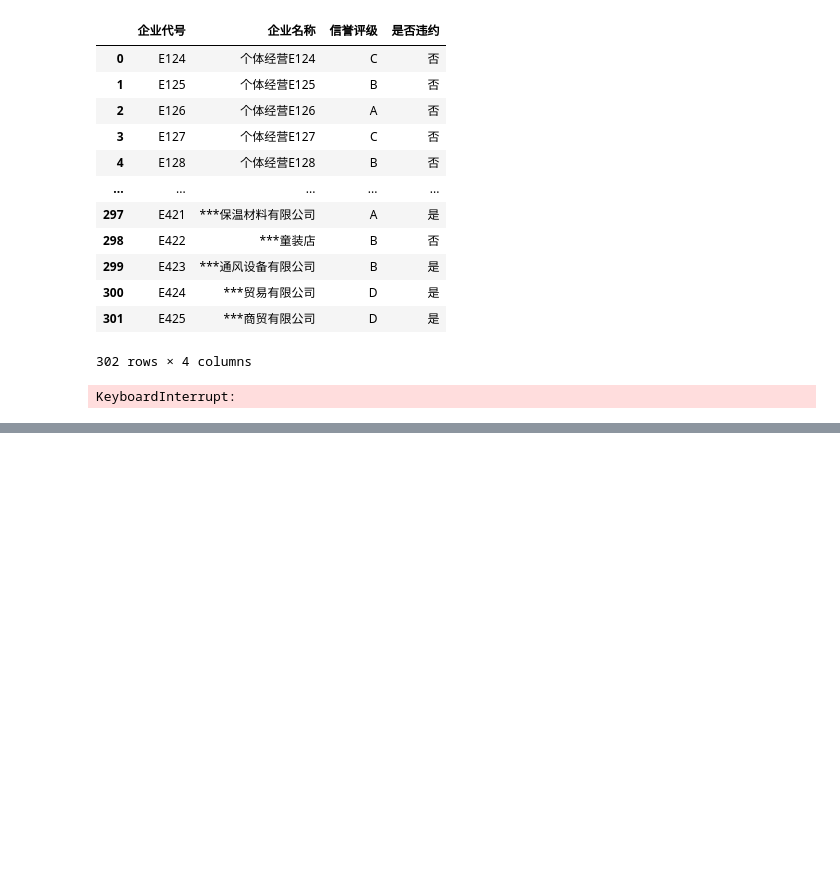
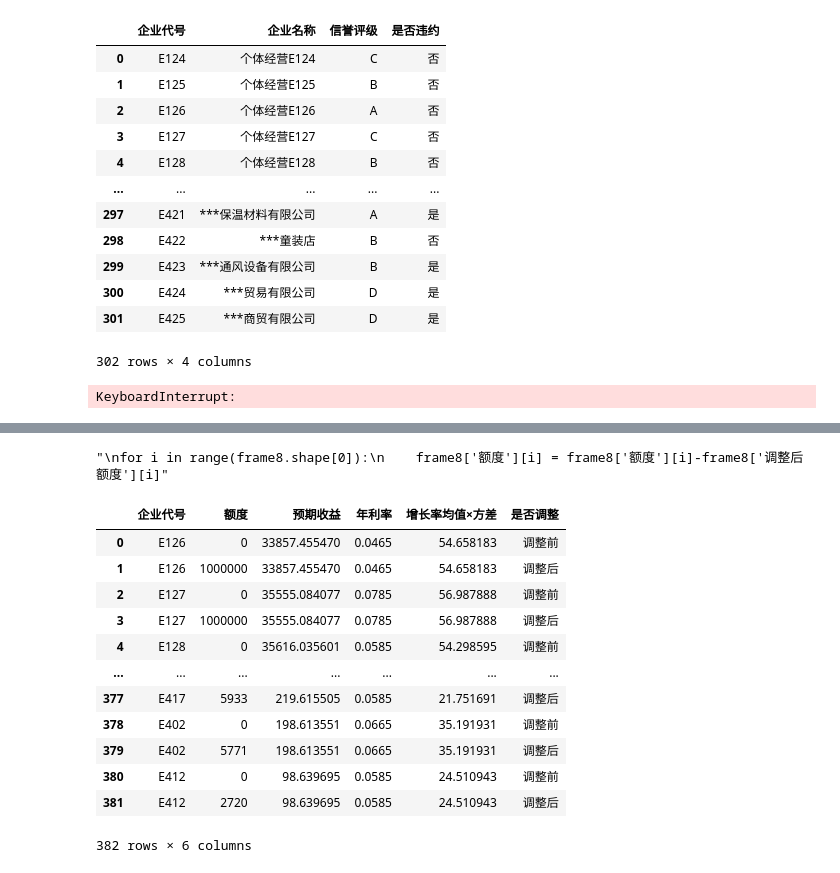
Before and after one commit to GZNGroup/2020CUMCM, a Jupyter notebook: question2.ipynb, the cells around one changed output, grey strips where cells are left out. Drawn from its saved outputs; the diff is of its cells as text; code cells hidden in the pictures; blank space fills up the shorter version.

```diff
--- a/question2.ipynb
+++ b/question2.ipynb
@@ -295,3 +294,10 @@ frame10 = frame10.sort_values(by=['均值×方差','企业代号'],axis=0,ascend
 frame10.to_csv("./C/2_增长率均值×方差.csv",index=False,sep=',',encoding='utf_8_sig')
 graph3 = px.histogram(frame10, x="企业代号", y="均值×方差",color_discrete_map=color_dic)
 graph3.write_html('./2_graph/增长率均值×方差.html')
+# %%
+frame11 = pd.read_csv('./C/2_增长率均值×方差.csv')
+frame8['增长率均值×方差']=''
+for i in range(frame8.shape[0]):
+    frame8['增长率均值×方差'][i] = frame11[frame11.企业代号 == frame8['企业代号'][i]].reset_index(drop=True)['均值×方差'][0]
+frame8 = frame8.sort_values(by=['增长率均值×方差','企业代号'],axis=0,ascending=[True,True]).reset_index(drop=True)
+frame8
@@ -297,0 +318,30 @@ graph3.write_html('./2_graph/增长率均值×方差.html')
+# %%
+frame8['调整后额度']=''
+total = 19893799
+for i in range(frame8.shape[0]):
+    a = frame8['额度'][i]
+    if a < 100000:
+        frame8['调整后额度'][i] = a
+        continue
+    if total > 0:
+        b = min(total,a - 100000)
+        frame8['调整后额度'][i] = a - b
+        total = total - b
+    else:
+        frame8['调整后额度'][i] = a
+# %%
+#frame8 = frame8.sort_values(by=['额度','企业代号'],axis=0,ascending=[False,True]).reset_index(drop=True)
+#frame8.to_csv("./C/2_调整后额度.csv",index=False,sep=',',encoding='utf_8_sig')
+frame8 = pd.read_csv('./C/2_调整后额度_1.csv')
+
+for i in range(frame8.shape[0]):
+    if i%2 == 0:
+        assert frame8['企业代号'][i] == frame8['企业代号'][i+1]
+        frame8['额度'][i+1] = frame8['额度'][i+1]-frame8['额度'][i]
+    else:
+        continue
+'''
+for i in range(frame8.shape[0]):
+    frame8['额度'][i] = frame8['额度'][i]-frame8['调整后额度'][i]'''
+# %% [output]
+"\nfor i in range(frame8.shape[0]):\n    frame8['额度'][i] = frame8['额度'][i]-frame8['调整后额度'][i]"
@@ -297,0 +354,16 @@ graph3.write_html('./2_graph/增长率均值×方差.html')
+# %%
+frame8
+# %% [output]
+|  | 企业代号 | 额度 | 预期收益 | 年利率 | 增长率均值×方差 | 是否调整 |
+| 0 | E126 | 0 | 33857.455470 | 0.0465 | 54.658183 | 调整前 |
+| 1 | E126 | 1000000 | 33857.455470 | 0.0465 | 54.658183 | 调整后 |
+| 2 | E127 | 0 | 35555.084077 | 0.0785 | 56.987888 | 调整前 |
+| 3 | E127 | 1000000 | 35555.084077 | 0.0785 | 56.987888 | 调整后 |
+| 4 | E128 | 0 | 35616.035601 | 0.0585 | 54.298595 | 调整前 |
+| ... | ... | ... | ... | ... | ... | ... |
+| 377 | E417 | 5933 | 219.615505 | 0.0585 | 21.751691 | 调整后 |
+| 378 | E402 | 0 | 198.613551 | 0.0665 | 35.191931 | 调整前 |
+| 379 | E402 | 5771 | 198.613551 | 0.0665 | 35.191931 | 调整后 |
+| 380 | E412 | 0 | 98.639695 | 0.0585 | 24.510943 | 调整前 |
+| 381 | E412 | 2720 | 98.639695 | 0.0585 | 24.510943 | 调整后 |
+382 rows × 6 columns
```
Also changed, not shown: parts of 7 cells of this notebook, 3 other files.
